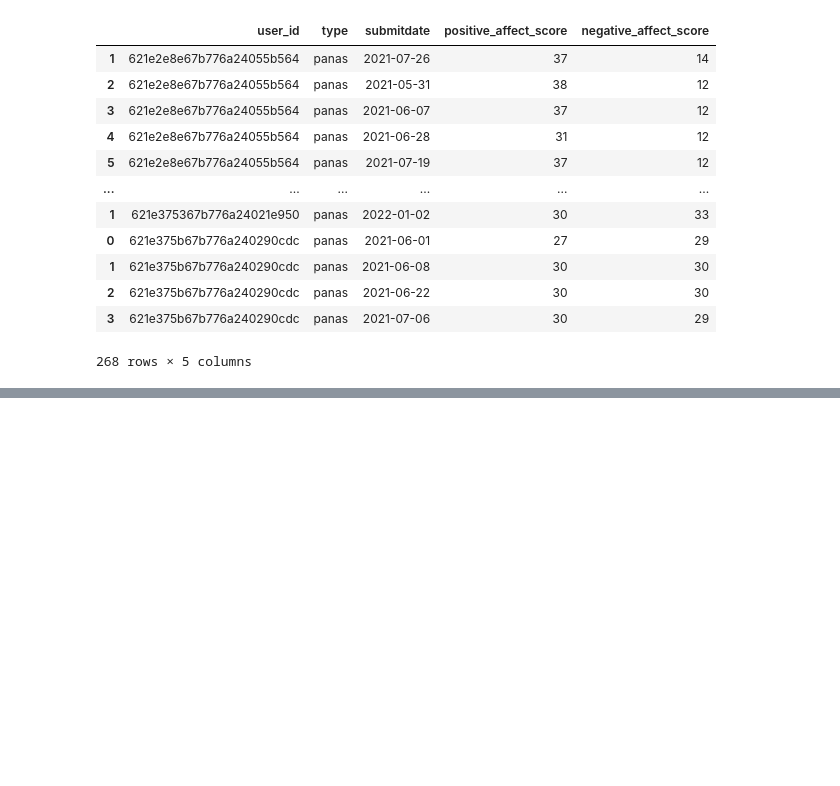
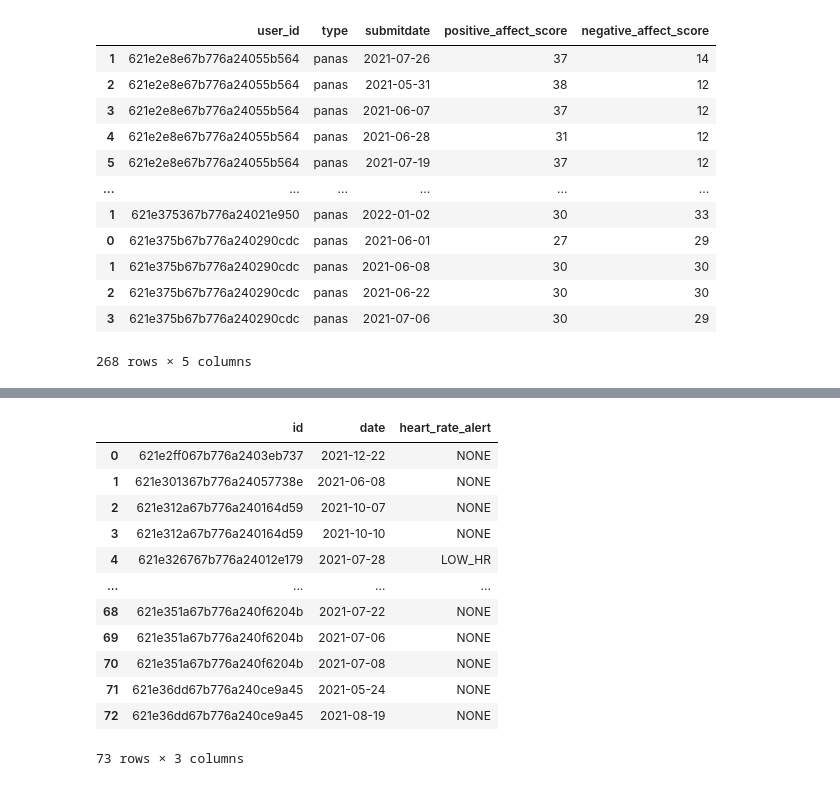
Before and after one commit to kcristinaa/RAIS-miniproject, a Jupyter notebook: create_daily_pickles.ipynb, the cells around one changed output, grey strips where cells are left out. Cells and saved outputs as stored; diff of their text form; code cells hidden in the pictures; blank space fills up the shorter version.

```diff
--- a/create_daily_pickles.ipynb
+++ b/create_daily_pickles.ipynb
@@ -27,7 +27,7 @@ db = client.rais
 # %% [markdown]
 Find all the users
 # %%
-users = database.fitbit.distinct('id')
+users = db.fitbit.distinct('id')
 # %% [markdown]
 Integrate all the fitbit data one by one with daily granularity
 # %% [markdown]
@@ -1836,0 +1856,34 @@ users_panas
+# %%
+users_ECG = pd.DataFrame(columns=["id", "data"])
+for user in users:
+    user_data = pd.DataFrame(list(
+                    db.fitbit.find({ "$and": [
+                        {"type": "Afib ECG Readings"},
+                        {"id": user}
+                    ] },
+                        {"id": 1, "data.reading_time": 1, "data.heart_rate_alert": 1, "_id": 0}
+                    )
+                ))
+    users_ECG = pd.concat([users_ECG, user_data], axis=0)
+
+# split data column (json format) into two columns
+users_ECG["date"] = users_ECG["data"].apply(lambda d: d["reading_time"])
+users_ECG["heart_rate_alert"] = users_ECG["data"].apply(lambda d: d["heart_rate_alert"])
+users_ECG.drop(["data"], inplace=True, axis=1)
+users_ECG["date"] = pd.to_datetime(pd.to_datetime(users_ECG["date"]).dt.date)
+users_ECG.reset_index(inplace=True, drop=True)
+users_ECG
+# %% [output]
+|  | id | date | heart_rate_alert |
+| 0 | 621e2ff067b776a2403eb737 | 2021-12-22 | NONE |
+| 1 | 621e301367b776a24057738e | 2021-06-08 | NONE |
+| 2 | 621e312a67b776a240164d59 | 2021-10-07 | NONE |
+| 3 | 621e312a67b776a240164d59 | 2021-10-10 | NONE |
+| 4 | 621e326767b776a24012e179 | 2021-07-28 | LOW_HR |
+| ... | ... | ... | ... |
+| 68 | 621e351a67b776a240f6204b | 2021-07-22 | NONE |
+| 69 | 621e351a67b776a240f6204b | 2021-07-06 | NONE |
+| 70 | 621e351a67b776a240f6204b | 2021-07-08 | NONE |
+| 71 | 621e36dd67b776a240ce9a45 | 2021-05-24 | NONE |
+| 72 | 621e36dd67b776a240ce9a45 | 2021-08-19 | NONE |
+73 rows × 3 columns
```
Also changed, not shown: parts of 4 cells of this notebook, 1 other file.
